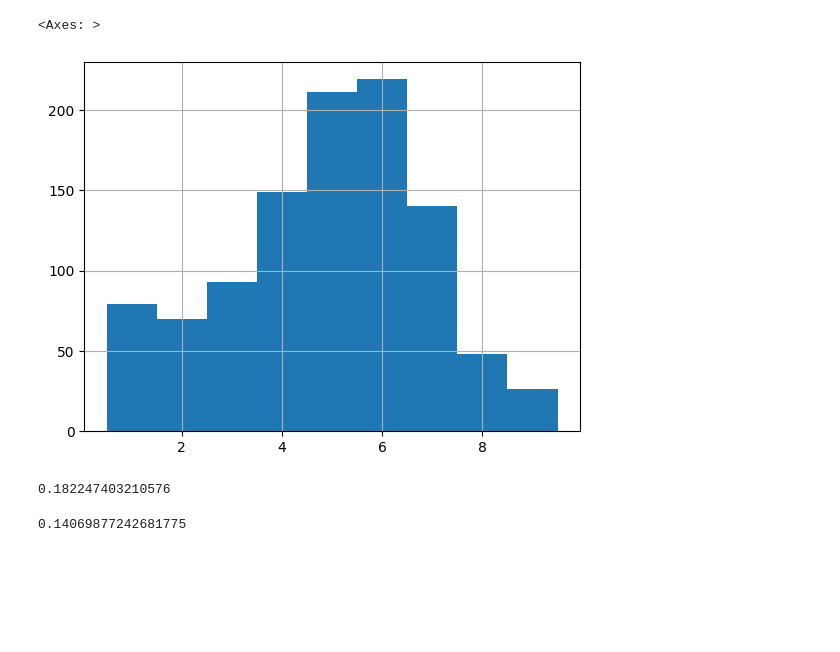
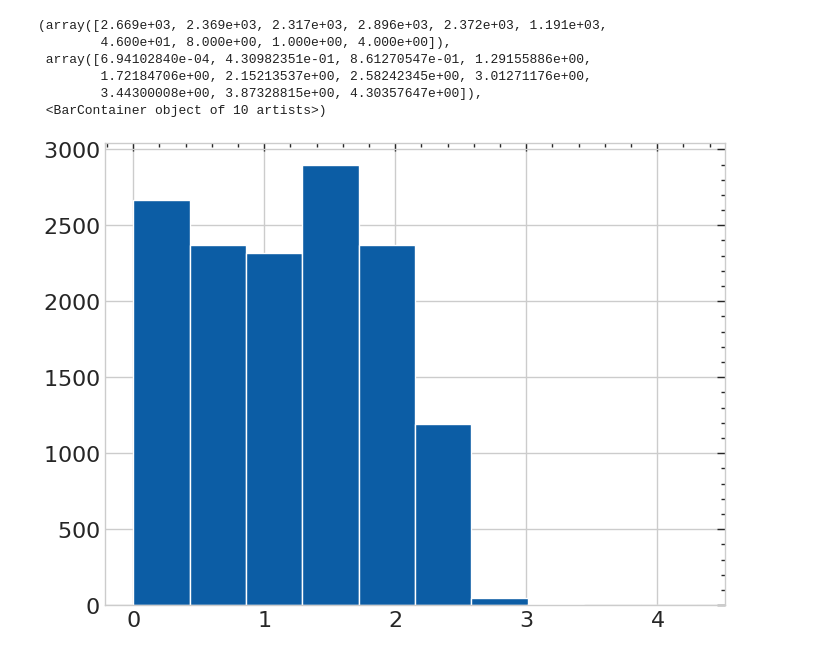
Before and after one commit to gnn-tracking/lst-tracking-hackathon, a Jupyter notebook: notebooks/050_connectivity.ipynb, the cells around one changed output. Drawn from its saved outputs; the diff is of its cells as text; code cells hidden in the pictures; blank space fills up the shorter version.

```diff
--- a/notebooks/050_connectivity.ipynb
+++ b/notebooks/050_connectivity.ipynb
@@ -48,13 +61,36 @@ df_cut["n_hits_largest_segment"].hist(bins=np.arange(0.5, 10.5))
-# %%
-df_cut["n_hits_largest_component"].hist(bins=np.arange(0.5, 10.5))
-# %% [output]
-<Axes: >
-[figure, removed]
-# %%
-(df_cut["n_hits_largest_segment"] < 3).mean()
-# %% [output]
-0.182247403210576
-# %%
-(df_cut["n_hits_largest_component"] < 3).mean()
-# %% [output]
-0.14069877242681775
+# %%
+from collections import defaultdict
+import torch
+from gnn_tracking.analysis.graphs import (
+    get_track_graph_info_from_data,
+    get_largest_segment_fracs,
+)
+
+dpath = Path(
+    "/scratch/gpfs/IOJALVO/gnn-tracking/object_condensation/lst_data_v0/processed"
+)
+fracs = defaultdict(list)
+etas = [0.5, 1, 1.5, 2, 2.5, 3, 3.5, 4]
+for f in tqdm(list(dpath.glob("*.pt"))[:10], total=10):
+    data = torch.load(dpath / "0001.pt")
+    data.y = data.y.long()
+    for eta in etas:
+        # this is stupid, we should just take the pids and merge on the
+        # etas, but we can't do that right now
+        fracs[eta].extend(
+            get_largest_segment_fracs(
+                data=data,
+                pt_thld=0.9,
+                max_eta=eta,
+            ).tolist()
+        )
+# %%
+plt.hist(data.eta.abs()[data.eta.abs() < 10])
+# %% [output]
+(array([2.669e+03, 2.369e+03, 2.317e+03, 2.896e+03, 2.372e+03, 1.191e+03,
+        4.600e+01, 8.000e+00, 1.000e+00, 4.000e+00]),
+ array([6.94102840e-04, 4.30982351e-01, 8.61270547e-01, 1.29155886e+00,
+        1.72184706e+00, 2.15213537e+00, 2.58242345e+00, 3.01271176e+00,
+        3.44300008e+00, 3.87328815e+00, 4.30357647e+00]),
+ <BarContainer object of 10 artists>)
+[figure, added]
```
Also changed, not shown: parts of 9 cells of this notebook, 1 other file.
